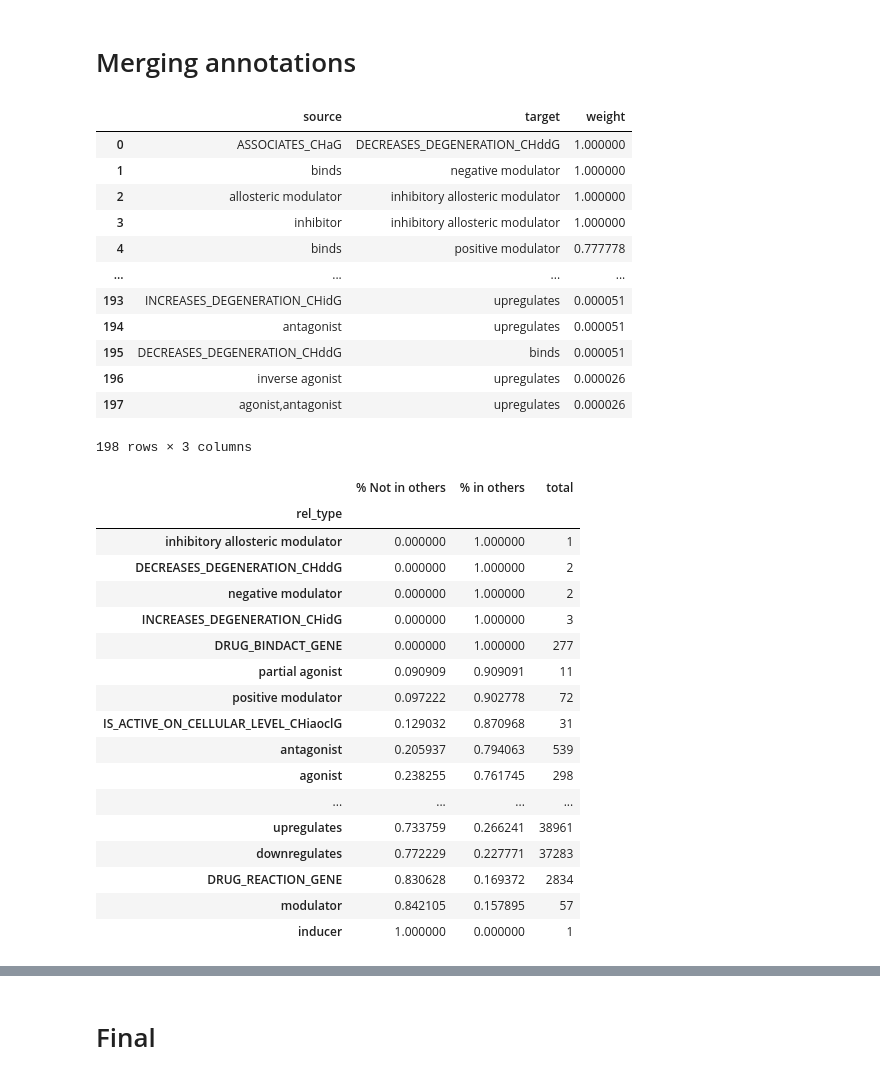
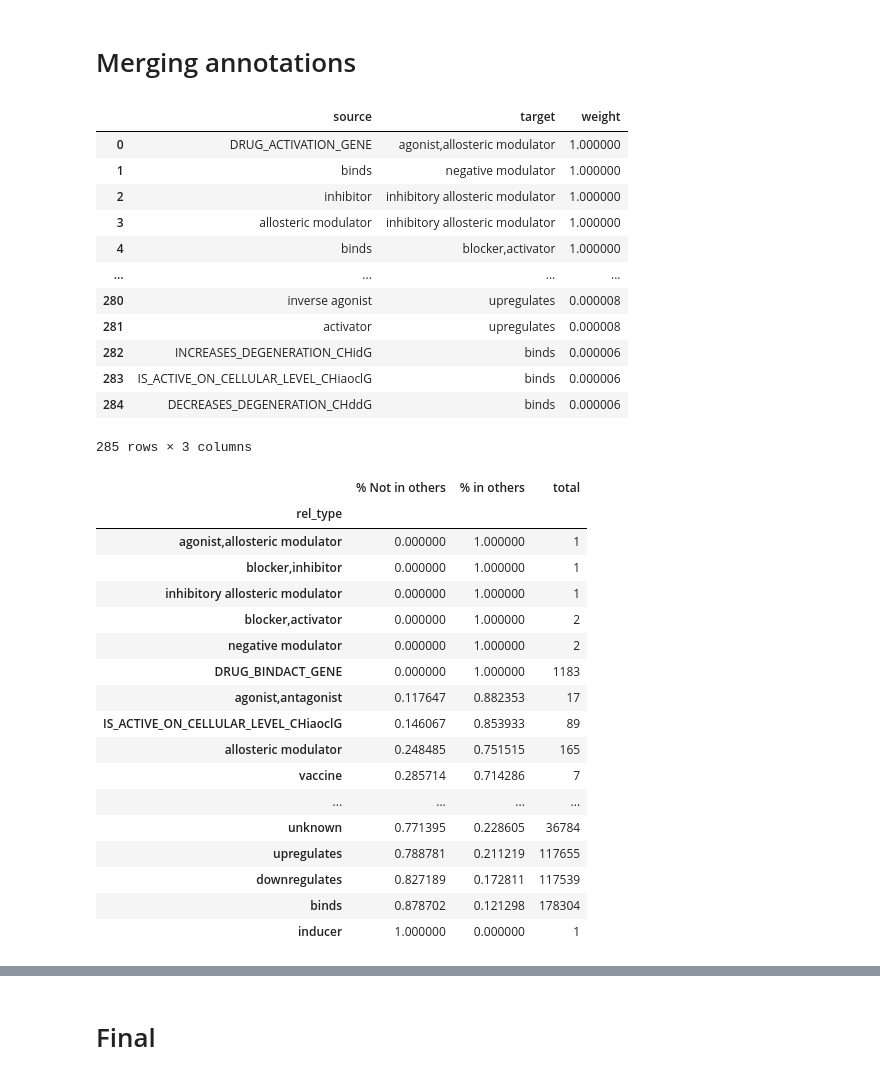
Before and after one commit to broadinstitute/monorepo, a Jupyter notebook: libs/jump_compound_annotator/notebooks/Filtering annotations.ipynb, the cells around one changed output, grey strips where cells are left out. Cells and saved outputs as stored; diff of their text form; code cells hidden in the pictures.

```diff
--- a/libs/jump_compound_annotator/notebooks/Filtering annotations.ipynb
+++ b/libs/jump_compound_annotator/notebooks/Filtering annotations.ipynb
@@ -5,8 +5,8 @@ from jump.collate import concat_annotations
 import seaborn as sns
 # %%
-output_dir = '/Users/jarevalo/projects/compound-annotator/output/'
-annotations = concat_annotations(output_dir).drop_duplicates().reset_index(drop=True).copy()
-annotations['link_id'] = annotations['gene'] + '_' + annotations['inchikey']
+output_dir = '/Users/jarevalo/projects/compound-annotator/outputs/'
+annotations = get_inchi_annotations(output_dir)
+annotations['link_id'] = annotations['target'] + '_' + annotations['inchikey']
 crosstab = annotations.pivot_table(index='link_id', columns='rel_type', values='inchikey', aggfunc=len).fillna(0).astype(int)
 cooc = crosstab.T.dot(crosstab)
 # %%
@@ -110,37 +110,36 @@ mapper = {
     "DRUG_BINDING_GENE": "binds",
 }
 # %%
-output_dir = '/Users/jarevalo/projects/compound-annotator/output/'
-annotations = concat_annotations(output_dir)
+annotations = get_inchi_annotations(output_dir)
 annotations['rel_type'] = annotations['rel_type'].apply(lambda x: mapper.get(x, x))
 annotations = annotations.query('not rel_type.isin(["DPI", "DRUG_BINDINH_GENE"])')
-annotations = annotations.drop_duplicates(['inchikey', 'rel_type', 'gene']).reset_index(drop=True).copy()
-annotations['link_id'] = annotations['gene'] + '_' + annotations['inchikey']
+annotations = annotations.drop_duplicates(['inchikey', 'rel_type', 'target']).reset_index(drop=True).copy()
+annotations['link_id'] = annotations['target'] + '_' + annotations['inchikey']
 crosstab = annotations.pivot_table(index='link_id', columns='rel_type', values='inchikey', aggfunc=len).fillna(0).astype(int)
 cooc = crosstab.T.dot(crosstab)
 cooc.to_csv('/Users/jarevalo/Downloads/cooc_norm.csv', sep='\t')
 
 n_cooc = cooc / np.diagonal(cooc)
 m_edges = n_cooc.where(np.triu(np.ones(n_cooc.shape), k=1).astype(np.bool_))
 m_edges = m_edges.melt(ignore_index=False).sort_values(by='value', ascending=False).dropna()
 m_edges.index.name = 'source'
 m_edges.columns = 'target', 'weight'
 m_edges = m_edges.query('weight > 0').reset_index()
 m_edges
 # %% [output]
 |  | source | target | weight |
-| 0 | ASSOCIATES_CHaG | DECREASES_DEGENERATION_CHddG | 1.000000 |
+| 0 | DRUG_ACTIVATION_GENE | agonist,allosteric modulator | 1.000000 |
 | 1 | binds | negative modulator | 1.000000 |
-| 2 | allosteric modulator | inhibitory allosteric modulator | 1.000000 |
-| 3 | inhibitor | inhibitory allosteric modulator | 1.000000 |
-| 4 | binds | positive modulator | 0.777778 |
+| 2 | inhibitor | inhibitory allosteric modulator | 1.000000 |
+| 3 | allosteric modulator | inhibitory allosteric modulator | 1.000000 |
+| 4 | binds | blocker,activator | 1.000000 |
 | ... | ... | ... | ... |
-| 193 | INCREASES_DEGENERATION_CHidG | upregulates | 0.000051 |
-| 194 | antagonist | upregulates | 0.000051 |
-| 195 | DECREASES_DEGENERATION_CHddG | binds | 0.000051 |
-| 196 | inverse agonist | upregulates | 0.000026 |
-| 197 | agonist,antagonist | upregulates | 0.000026 |
+| 280 | inverse agonist | upregulates | 0.000008 |
+| 281 | activator | upregulates | 0.000008 |
+| 282 | INCREASES_DEGENERATION_CHidG | binds | 0.000006 |
+| 283 | IS_ACTIVE_ON_CELLULAR_LEVEL_CHiaoclG | binds | 0.000006 |
+| 284 | DECREASES_DEGENERATION_CHddG | binds | 0.000006 |
-198 rows × 3 columns
+285 rows × 3 columns
 # %%
 all_counts = []
 for rel_type, links in annotations.groupby('rel_type'):
@@ -155,21 +154,21 @@ all_counts.sort_values(by=['% Not in others', 'total'])
 # %% [output]
 |  | % Not in others | % in others | total |
 | rel_type |  |  |  |
+| agonist,allosteric modulator | 0.000000 | 1.000000 | 1 |
+| blocker,inhibitor | 0.000000 | 1.000000 | 1 |
 | inhibitory allosteric modulator | 0.000000 | 1.000000 | 1 |
-| DECREASES_DEGENERATION_CHddG | 0.000000 | 1.000000 | 2 |
+| blocker,activator | 0.000000 | 1.000000 | 2 |
 | negative modulator | 0.000000 | 1.000000 | 2 |
-| INCREASES_DEGENERATION_CHidG | 0.000000 | 1.000000 | 3 |
-| DRUG_BINDACT_GENE | 0.000000 | 1.000000 | 277 |
-| partial agonist | 0.090909 | 0.909091 | 11 |
-| positive modulator | 0.097222 | 0.902778 | 72 |
-| IS_ACTIVE_ON_CELLULAR_LEVEL_CHiaoclG | 0.129032 | 0.870968 | 31 |
-| antagonist | 0.205937 | 0.794063 | 539 |
-| agonist | 0.238255 | 0.761745 | 298 |
+| DRUG_BINDACT_GENE | 0.000000 | 1.000000 | 1183 |
+| agonist,antagonist | 0.117647 | 0.882353 | 17 |
+| IS_ACTIVE_ON_CELLULAR_LEVEL_CHiaoclG | 0.146067 | 0.853933 | 89 |
+| allosteric modulator | 0.248485 | 0.751515 | 165 |
+| vaccine | 0.285714 | 0.714286 | 7 |
 | ... | ... | ... | ... |
-| upregulates | 0.733759 | 0.266241 | 38961 |
-| downregulates | 0.772229 | 0.227771 | 37283 |
-| DRUG_REACTION_GENE | 0.830628 | 0.169372 | 2834 |
-| modulator | 0.842105 | 0.157895 | 57 |
+| unknown | 0.771395 | 0.228605 | 36784 |
+| upregulates | 0.788781 | 0.211219 | 117655 |
+| downregulates | 0.827189 | 0.172811 | 117539 |
+| binds | 0.878702 | 0.121298 | 178304 |
 | inducer | 1.000000 | 0.000000 | 1 |
 # %% [markdown]
 ## Co-ocurrence of annotations
```
Also changed, not shown: parts of 19 cells of this notebook, 4 other files.
